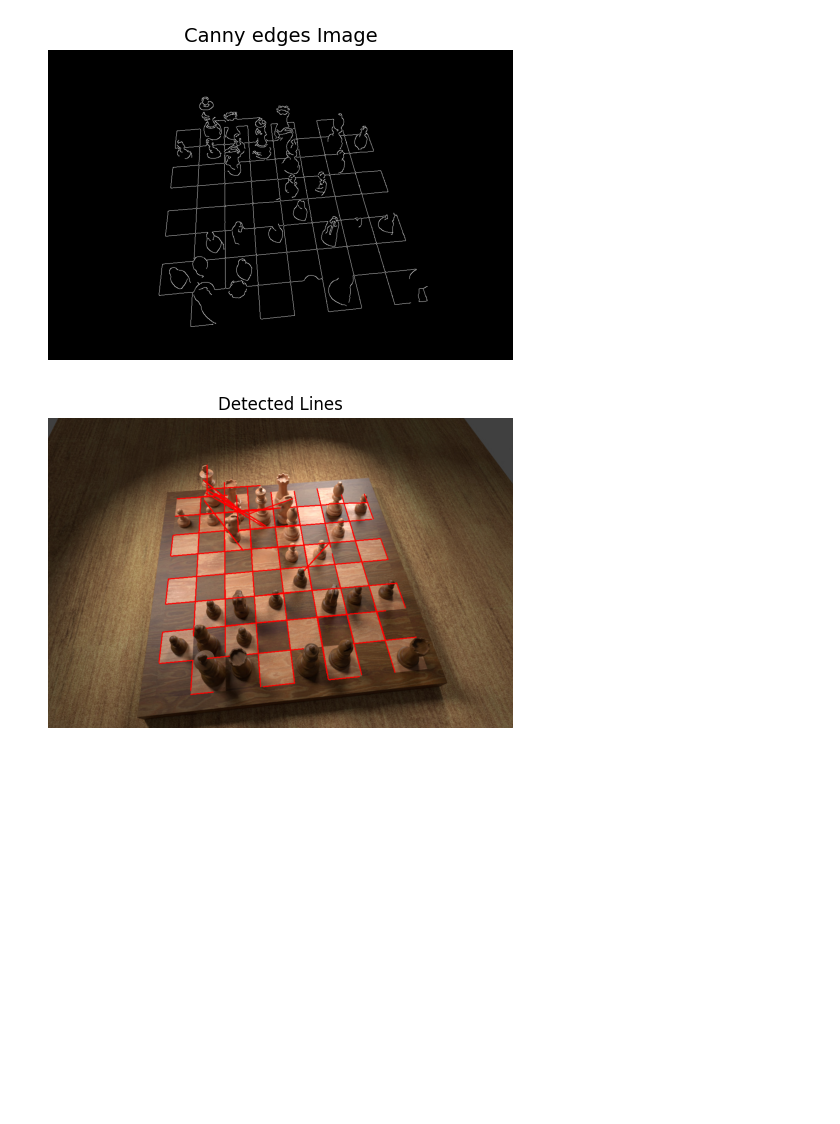
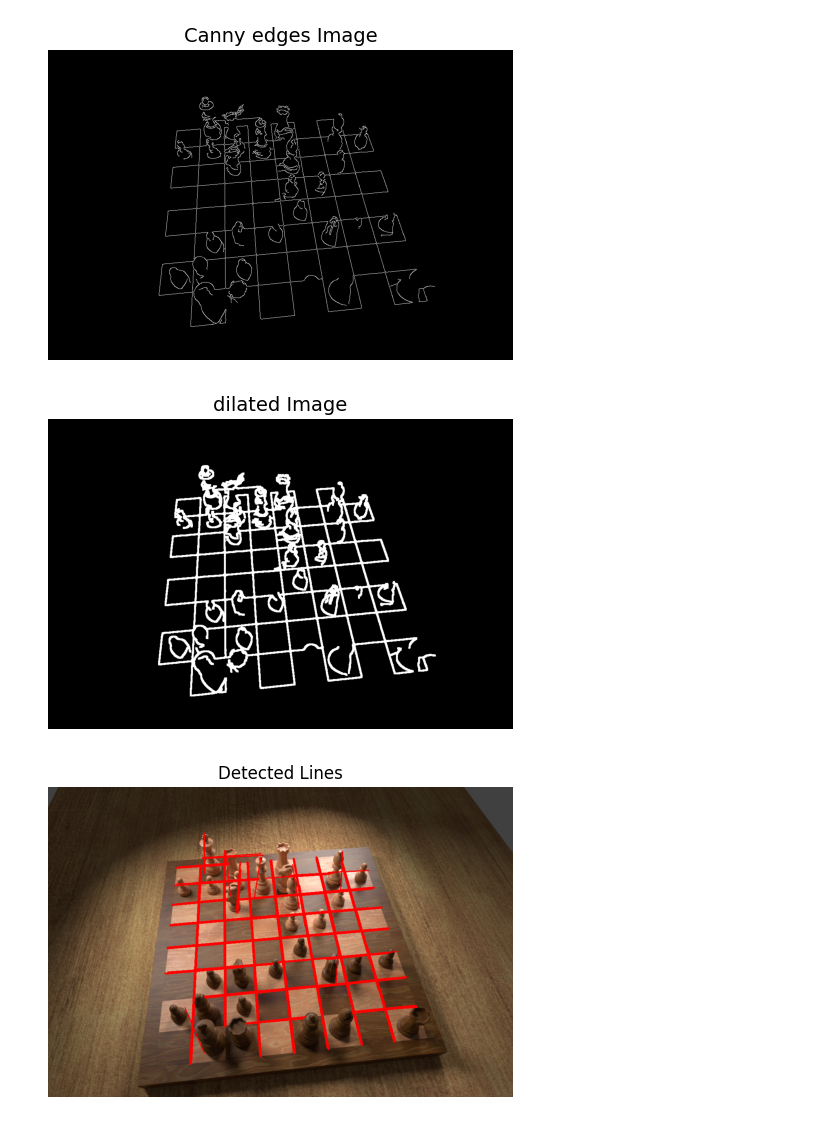
Before and after one commit to aladin20c/chess_computer_vision, a Jupyter notebook: version1.ipynb, the cells around one changed output. Saved outputs shown, nothing was run; the diff lists cells and outputs as text; code cells hidden in the pictures; blank space fills up the shorter version.

```diff
--- a/version1.ipynb
+++ b/version1.ipynb
@@ -26,7 +26,12 @@ def detect_edges(gray_img, threshold1=50, threshold2=200):
     # Apply Gaussian blur to reduce noise
     blurred = cv2.GaussianBlur(gray_img, (5, 5), 0)
     edges = cv2.Canny(blurred, threshold1, threshold2)
+
     return edges
+
+def dilate_image(image, iterations=1):
+    """Apply dilation to the image"""
+    return cv2.dilate(image, None, iterations=iterations)
 
 def detect_lines(edges, hough_threshold=50, min_line_length=50, max_line_gap=20):
     """Detect lines using Hough Transform
@@ -359,33 +364,36 @@ def show_image(image, title=None):
 # %%
 image_path = "chess_board.jpeg"
 
 try:
     img, img_rgb, gray = preprocess_image(image_path)
     show_image(gray, title="Grayscale Image")
     edges = detect_edges(gray,threshold1=10, threshold2=200)
     show_image(edges, title="Canny edges Image")
-    lines = detect_lines(edges, hough_threshold=50, min_line_length=50, max_line_gap=20)
+    edges = dilate_image(edges, iterations=2)
+    show_image(edges, title="dilated Image")
+    lines = detect_lines(edges, hough_threshold=50, min_line_length=100, max_line_gap=10)
     show_lines(img_rgb, lines, title="Detected Lines")
-
+    #otsu
 
 
 
     H, warped_img, intersections = main_board_localization(image_path)
     if H is not None:
         print("\nHomography Matrix:")
         print(H)
         print(f"\nChessboard localization completed successfully!")
         print(f"Found {len(intersections)} intersection points")
     else:
         print("\nChessboard localization failed. Try adjusting parameters or using a different image.")
 
 except Exception as e:
     print(f"Error: {e}")
     print("Make sure the image path is correct and the image contains a clear chessboard.")
 # %% [output]
 [figure]
-[figure, old version]
+[figure, new version]
-[figure, old version]
+[figure, new version]
+[figure, new version]
 Step 1: Loading and preprocessing image...
 Step 2: Edge detection...
 Step 3: Line detection...
```
Also changed, not shown: parts of 1 cell of this notebook.
